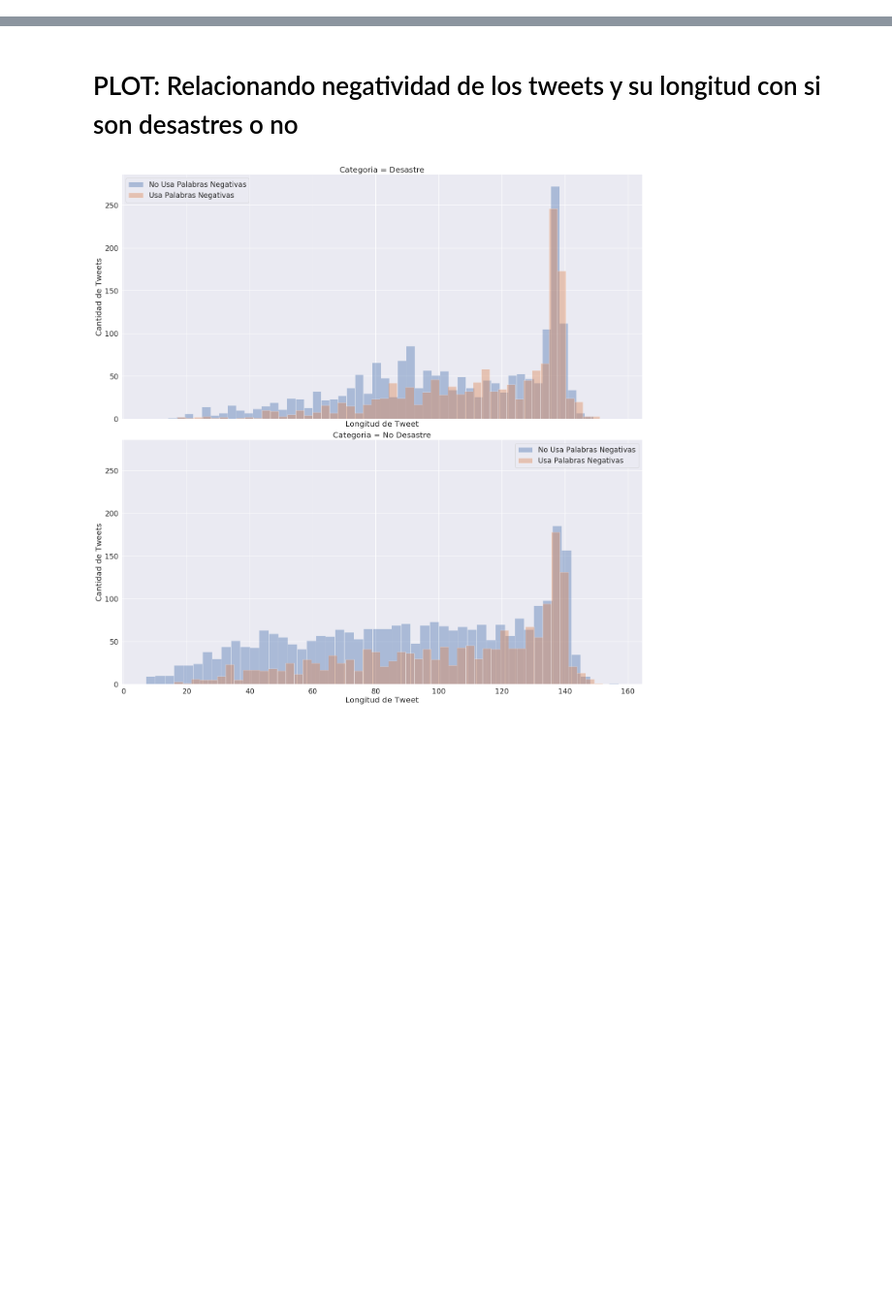
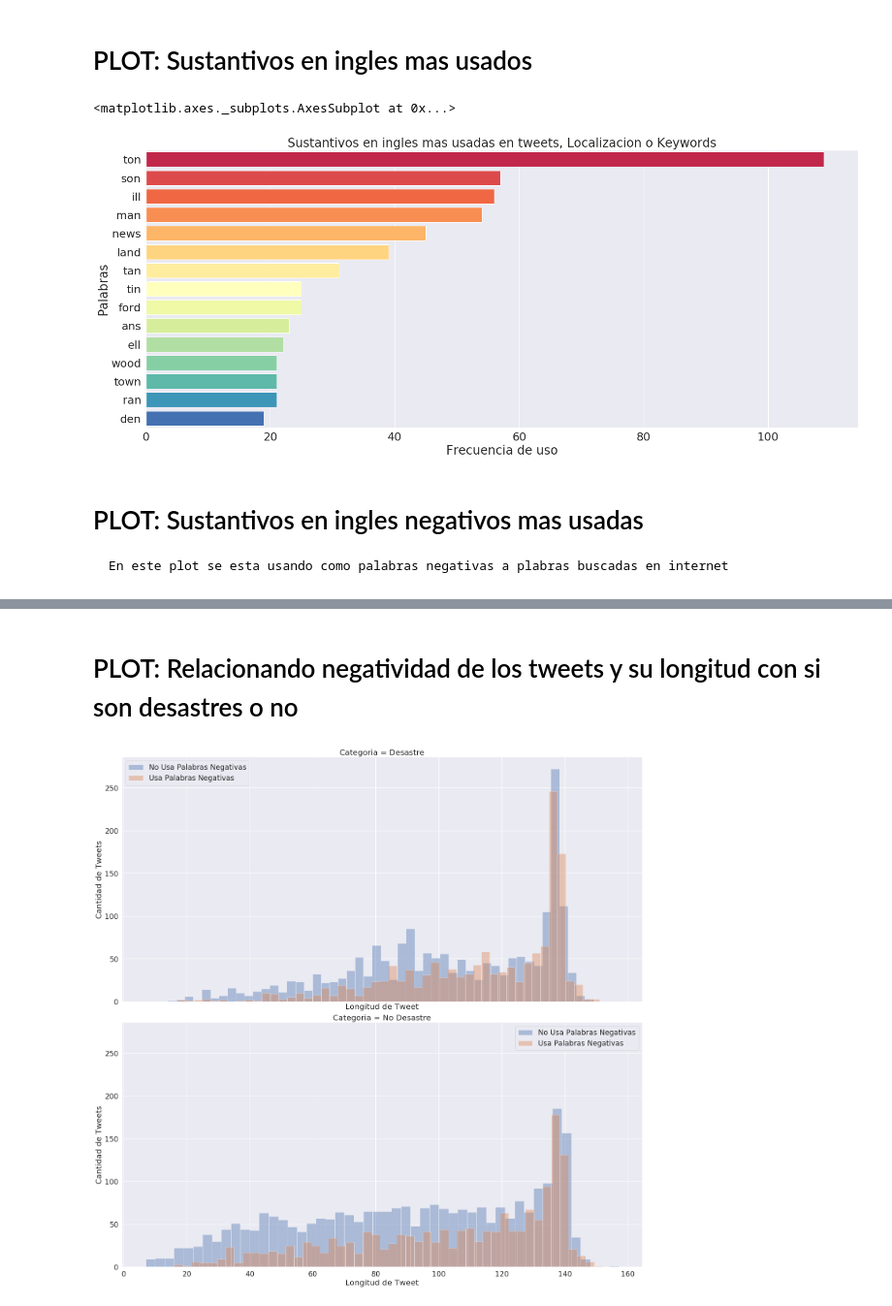
Before and after one commit to axelmpm/TP1_DATOS_1C_2020, a Jupyter notebook: Axel/A_Negatividad.ipynb, the cells around one changed output, grey strips where cells are left out. Shown: that part at 97% size. Cells and saved outputs as stored; diff of their text form; code cells hidden in the pictures; blank space fills up the shorter version.

Commit message:
Axel organiza plots en notebooks correspondientes y toquetea cosas minimas en ellos

```diff
--- a/Axel/A_Negatividad.ipynb
+++ b/Axel/A_Negatividad.ipynb
@@ -4,8 +7,11 @@
 # %%
 #CARGA DATA
 
-A_tweets = pd.read_csv(generateAbsolutePath("train.csv"))
+A_tweets = pd.read_csv(generateAbsolutePath("train.csv", exists = True))
 # %%
 #CARGA DE INTERNET PALBRAS NEGATIVAS
 
 A_NEGATIVE_WORDS = getWordInListFromFile('negativeWords.txt')
+# %%
+#CREO EL OBJETO CONTEXT
+context = Context(data = A_tweets, load = 'A_context')
@@ -11,0 +31,19 @@ A_NEGATIVE_WORDS = getWordInListFromFile('negativeWords.txt')
+# %% [markdown]
+# PLOT: Sustantivos en ingles mas usados
+# %%
+#CREANDO UN DATAFRAME DE SUSTANTIVOS/FRECUENCIAS
+
+A_nounsDF = getDataFrameOfFrecuencies('Palabras',context.nouns)
+
+A_TOP_AMOUNT = 15
+A_topNouns = A_nounsDF.head(A_TOP_AMOUNT)
+# %%
+barplot('Cantidad','Palabras', A_topNouns, xLabel = 'Frecuencia de uso',
+        title = 'Sustantivos en ingles mas usadas en tweets, Localizacion o Keywords', fontSize = 2)
+# %% [output]
+<matplotlib.axes._subplots.AxesSubplot at 0x...>
+[figure, added]
+# %% [markdown]
+# PLOT: Sustantivos en ingles negativos mas usadas
+
+    En este plot se esta usando como palabras negativas a plabras buscadas en internet
```
Also changed, not shown: parts of 9 cells of this notebook, 1 other file.
